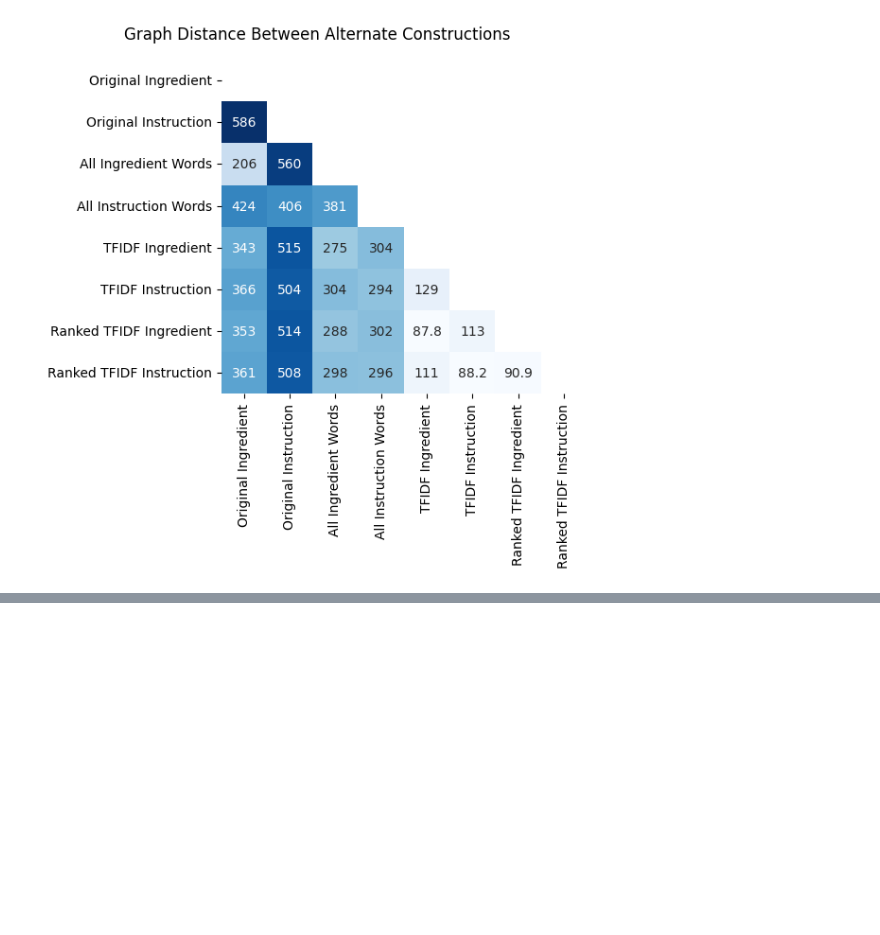
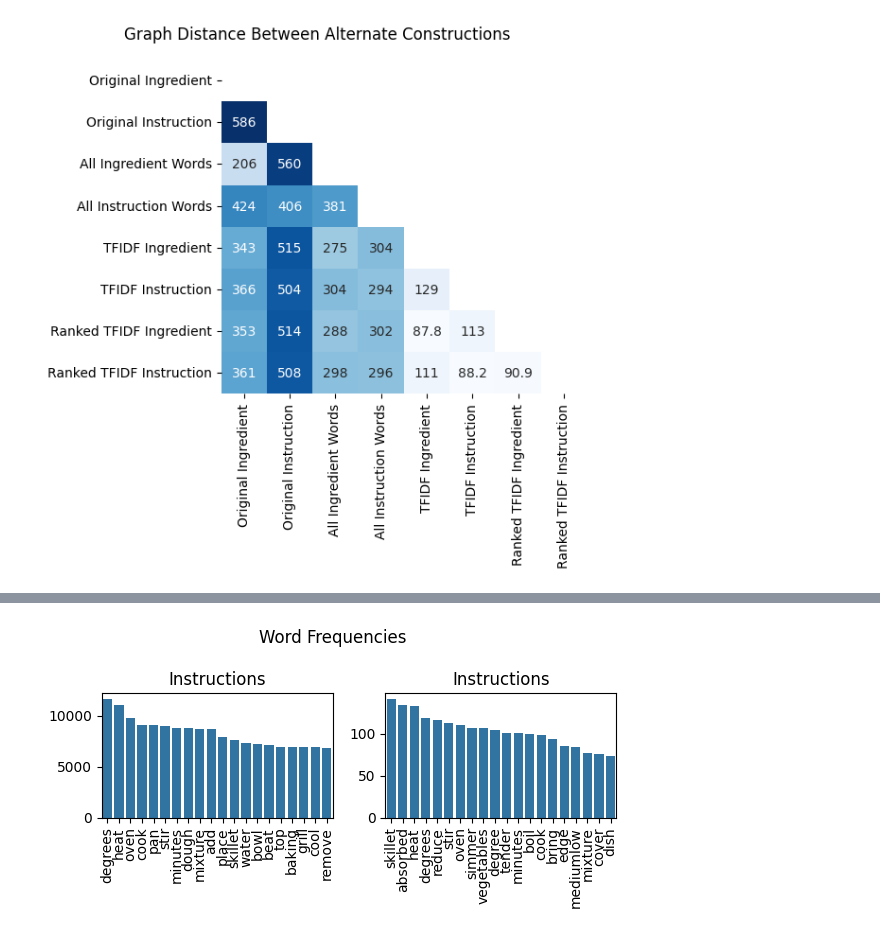
Before and after one commit to nmreimer/networksci2024recipe, a Jupyter notebook: networkanalysis2.ipynb, the cells around one changed output, grey strips where cells are left out. Saved outputs shown, nothing was run; the diff lists cells and outputs as text; code cells hidden in the pictures; blank space fills up the shorter version.

```diff
--- a/networkanalysis2.ipynb
+++ b/networkanalysis2.ipynb
@@ -137,0 +192,40 @@ plt.savefig('figs/all_graphdistance.pdf')
+# %%
+import statistics
+stddv = statistics.stdev(instruction_ranked_tfidf_cent['betweenness_centrality'])
+mean = statistics.mean(instruction_ranked_tfidf_cent['betweenness_centrality'])
+# sns.histplot(data=instruction_ranked_tfidf_cent, x='betweenness_centrality')
+
+A = instruction_ranked_tfidf_cent[instruction_ranked_tfidf_cent['betweenness_centrality'] < mean]
+A = FreqDist(list(itertools.chain.from_iterable(A["instruction_words"])))
+B = instruction_ranked_tfidf_cent[instruction_ranked_tfidf_cent['betweenness_centrality'] > mean + 5*stddv]
+B = FreqDist(list(itertools.chain.from_iterable(B["instruction_words"])))
+
+inst1 = ((pd.DataFrame({a:[b] for a, b in [item for item in A.items()]})).T.reset_index()).rename(columns={'index':"word",0:'count'})
+inst2 = ((pd.DataFrame({a:[b] for a, b in [item for item in B.items()]})).T.reset_index()).rename(columns={'index':"word",0:'count'})
+
+inst1 = inst1.merge(instructions_idf, on = 'word')
+inst1['weighted_frequency'] = inst1['count'] * (inst1['weight']**2)
+inst2 = inst2.merge(instructions_idf, on = 'word')
+inst2['weighted_frequency'] = inst2['count'] * (inst2['weight']**2)
+
+inst1 = inst1.sort_values(by='weighted_frequency', ascending=False).head(20)
+inst2 = inst2.sort_values(by='weighted_frequency', ascending=False).head(20)
+
+fig, axes = plt.subplots(nrows=1, ncols=2, figsize=(6, 3))
+
+a = sns.barplot(y=inst1['weighted_frequency'], x=inst1['word'], ax = axes[0])
+a.tick_params(axis='x', rotation=90)
+a.set_xlabel("")
+a.set_ylabel("")
+a.set_title("Instructions")
+
+b = sns.barplot(y=inst2['weighted_frequency'], x=inst2['word'], ax = axes[1])
+b.tick_params(axis='x', rotation=90)
+b.set_xlabel("")
+b.set_ylabel("")
+b.set_title("Instructions")
+
+fig.suptitle("Word Frequencies")
+fig.tight_layout()
+# %% [output]
+[figure, added]
```
Also changed, not shown: parts of 31 cells of this notebook, 6 other files.
